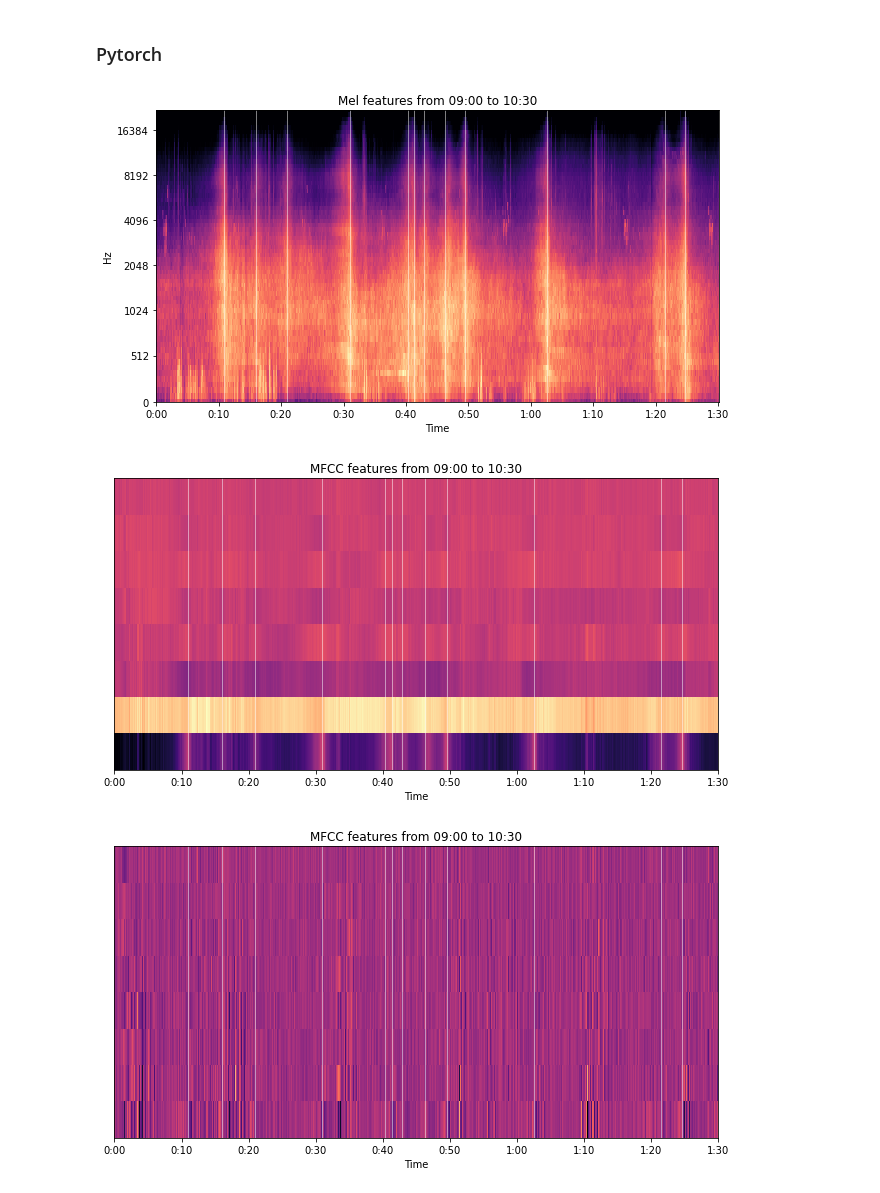
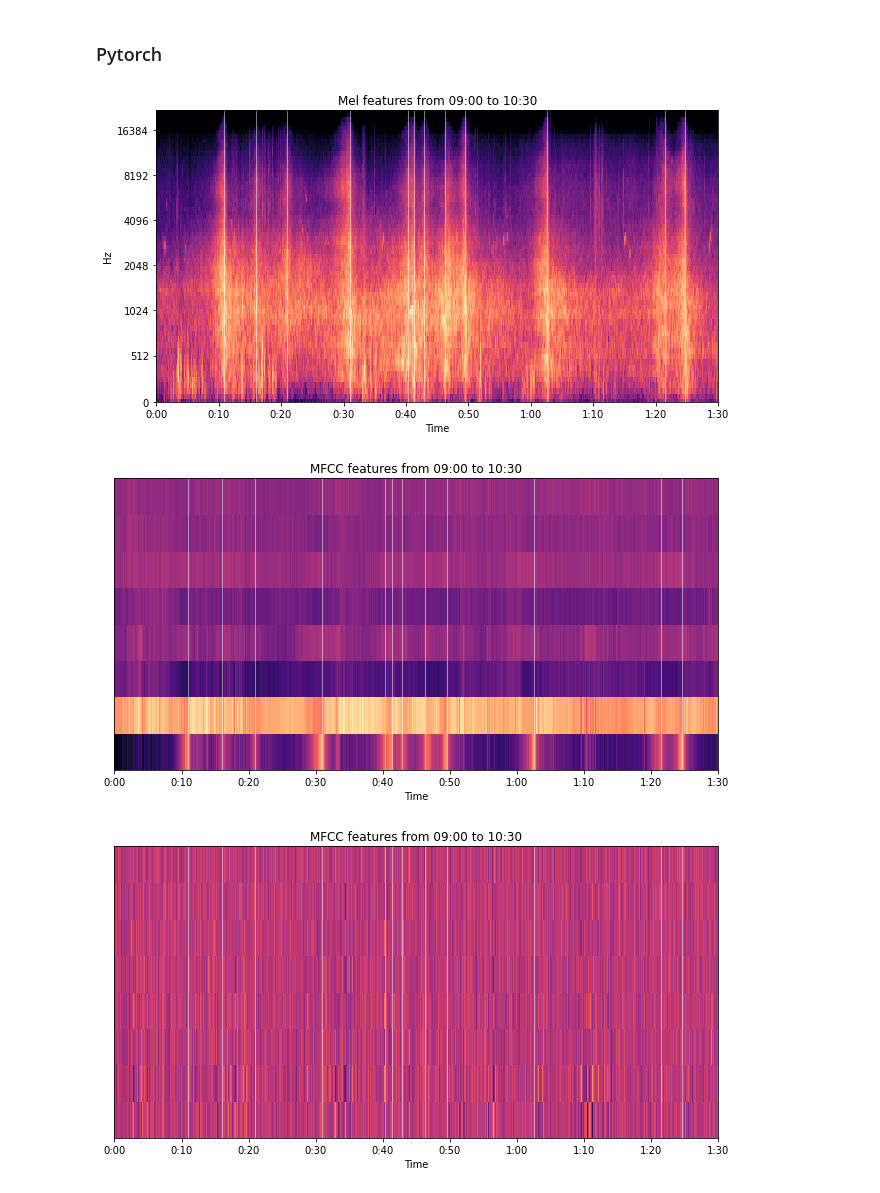
Before and after one commit to yermandy/vehicle-audio-nn, a Jupyter notebook: signal.ipynb, the cells around one changed output. Saved outputs shown, nothing was run; the diff lists cells and outputs as text; code cells hidden in the pictures.

```diff
--- a/signal.ipynb
+++ b/signal.ipynb
@@ -264,21 +262,24 @@ for row in csv:
 # %% [markdown]
 ### Pytorch
 # %%
-def plot_mel(signal, sr, events=None, events_from=None, events_to=None, n_fft=4096, hop_length=int(4096 * 0.4)):
+def get_melkwargs(params):
+    return {
+        "n_fft": params.n_fft,
+        "n_mels": params.n_mels,
+        "hop_length": params.hop_length
+    }
 
+
+def plot_mel(signal, params, events=None, events_from=None, events_to=None):
     plt.close('all')
     plt.figure(figsize=(9, 5))
     plt.title(f'Mel features from {int(events_from / 60):02.0f}:{events_from % 60:02.0f} to {int(events_to / 60):02.0f}:{events_to % 60:02.0f}')
 
     signal = crop_signal(signal, 0, events_from, 0, events_to)
 
-    features = librosa.feature.melspectrogram(
-        signal,
-        sr=sr,
-        n_fft=n_fft,
-        hop_length=hop_length,
-        n_mels=64
-    )
+    transform = torchaudio.transforms.MelSpectrogram(sample_rate=params.sr, **get_melkwargs(params))
+
+    features = transform(signal).numpy()
 
     features = librosa.power_to_db(features, ref=np.max)
 
@@ -288,11 +289,11 @@ def plot_mel(signal, sr, events=None, events_from=None, events_to=None, n_fft=40
         events = events[events < events_to]
         plt.vlines(events, 0, 40000, linewidth=0.5, color='white')
 
-    librosa.display.specshow(features, sr=sr, hop_length=hop_length , x_axis="time", y_axis='mel', cmap='magma')
+    librosa.display.specshow(features, sr=params.sr, hop_length=params.hop_length , x_axis="time", y_axis='mel', cmap='magma')
 
     plt.tight_layout()
 
-def plot_mfcc(signal, sr, events=None, events_from=None, events_to=None, n_mfcc=6, delta=None):
+def plot_mfcc(signal, params, events=None, events_from=None, events_to=None, delta=None):
 
     plt.close('all')
     plt.figure(figsize=(9, 5))
@@ -300,7 +301,9 @@ def plot_mfcc(signal, sr, events=None, events_from=None, events_to=None, n_mfcc=
 
     signal = crop_signal(signal, 0, events_from, 0, events_to)
 
-    features = librosa.feature.mfcc(signal, n_mfcc=n_mfcc, sr=sr)
+    transform = torchaudio.transforms.MFCC(sample_rate=params.sr, n_mfcc=params.n_mfcc, melkwargs=get_melkwargs(params))
+
+    features = transform(signal).numpy()
 
     if delta is not None:
         features = librosa.feature.delta(features, order=delta)
@@ -311,13 +314,13 @@ def plot_mfcc(signal, sr, events=None, events_from=None, events_to=None, n_mfcc=
         events = events[events < events_to]
         plt.vlines(events, 0, 40000, linewidth=0.5, color='white')
 
-    librosa.display.specshow(features, sr=sr, x_axis="time", cmap='magma')
+    librosa.display.specshow(features, hop_length=params.hop_length, sr=params.sr, x_axis="time", cmap='magma')
 
     plt.tight_layout()
 # %%
 audio_path = 'data/audio/20190819-Kutna Hora-L4-out-MVI_0040.wav'
 signal, sr = torchaudio.load(audio_path)
-signal = signal.mean(0).numpy()
+signal = signal.mean(0)
 
 labels_path = 'data/labels/20190819-Kutna Hora-L4-out-MVI_0040.txt'
 events = np.loadtxt(labels_path)
@@ -325,16 +328,24 @@ events = np.loadtxt(labels_path)
 minute = 9
 events_from = minute * 60
 events_to = (minute + 1) * 60 + 30
+# %%
+from easydict import EasyDict
+params = EasyDict()
+params.n_fft = 1024
+params.n_mels = 64
+params.n_mfcc = 8
+params.sr = 44100
+params.hop_length = 128
 # %%
-plot_mel(signal, sr, events, events_from, events_to)
+plot_mel(signal, params, events, events_from, events_to)
 # %% [output]
-[figure, old version]
+[figure, new version]
 # %%
-plot_mfcc(signal, sr, events, events_from, events_to, n_mfcc=8)
+plot_mfcc(signal, params, events, events_from, events_to)
 # %% [output]
-[figure, old version]
+[figure, new version]
 # %%
-plot_mfcc(signal, sr, events, events_from, events_to, n_mfcc=8, delta=1)
+plot_mfcc(signal, params, events, events_from, events_to, delta=1)
 # %% [output]
-[figure, old version]
+[figure, new version]
 # %%
```
Also changed, not shown: parts of 3 cells of this notebook.
